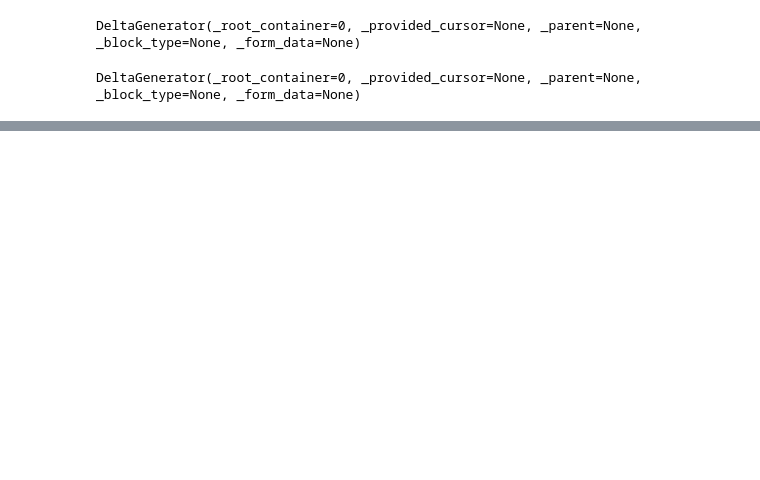
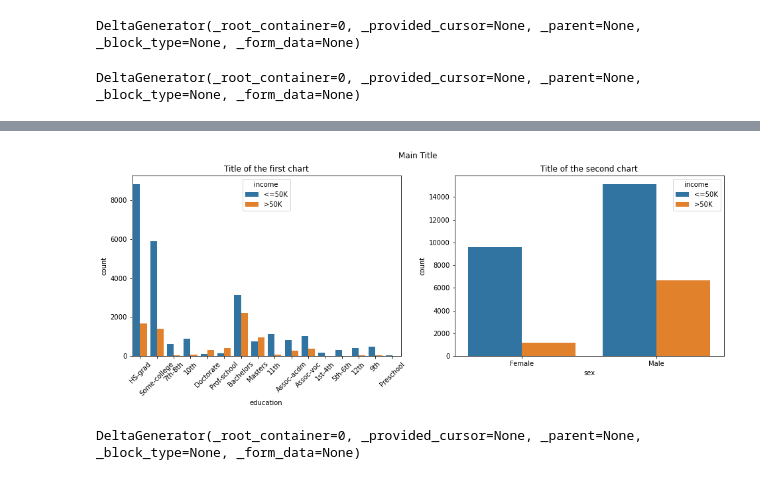
Before and after one commit to dennislamcv1/IBMDExcel-R, a Jupyter notebook: Data Visualization with R/shiny.ipynb, the cells around one changed output, grey strips where cells are left out. Saved outputs shown, nothing was run; the diff lists cells and outputs as text; code cells hidden in the pictures; blank space fills up the shorter version.

```diff
--- a/Data Visualization with R/shiny.ipynb
+++ b/Data Visualization with R/shiny.ipynb
@@ -98,0 +137,18 @@ plt.show()
+# %%
+fig, ax = plt.subplots(1,2, sharex=False, figsize=(16,5))
+fig.suptitle('Main Title')
+
+
+
+sns.countplot(x="education", data=df, hue=df.income, ax=ax[0])
+ax[0].set_title('Title of the first chart')
+ax[0].tick_params('x', labelrotation=45)
+
+sns.countplot(x="sex", data=df, hue=df.income, ax=ax[1])
+ax[1].set_title('Title of the second chart')
+
+plt.show()
+st.pyplot(fig)
+# %% [output]
+[figure, added]
+DeltaGenerator(_root_container=0, _provided_cursor=None, _parent=None, _block_type=None, _form_data=None)
```
Also changed, not shown: parts of 6 cells of this notebook, 3 other files.
